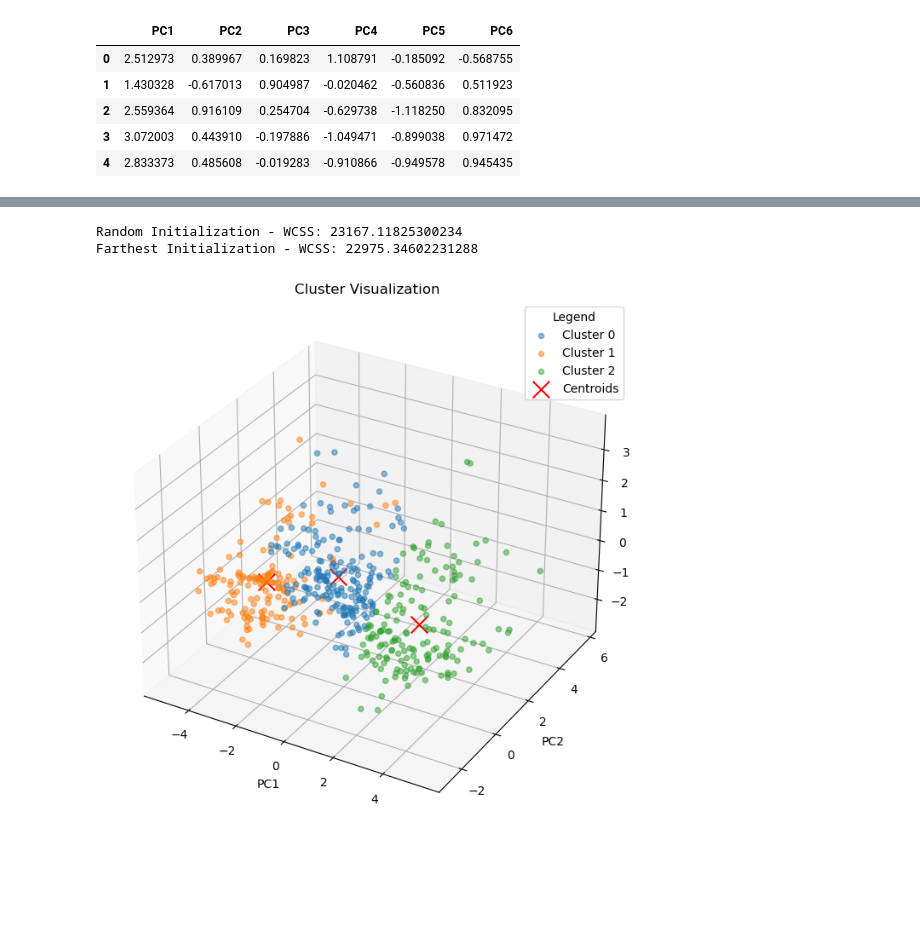
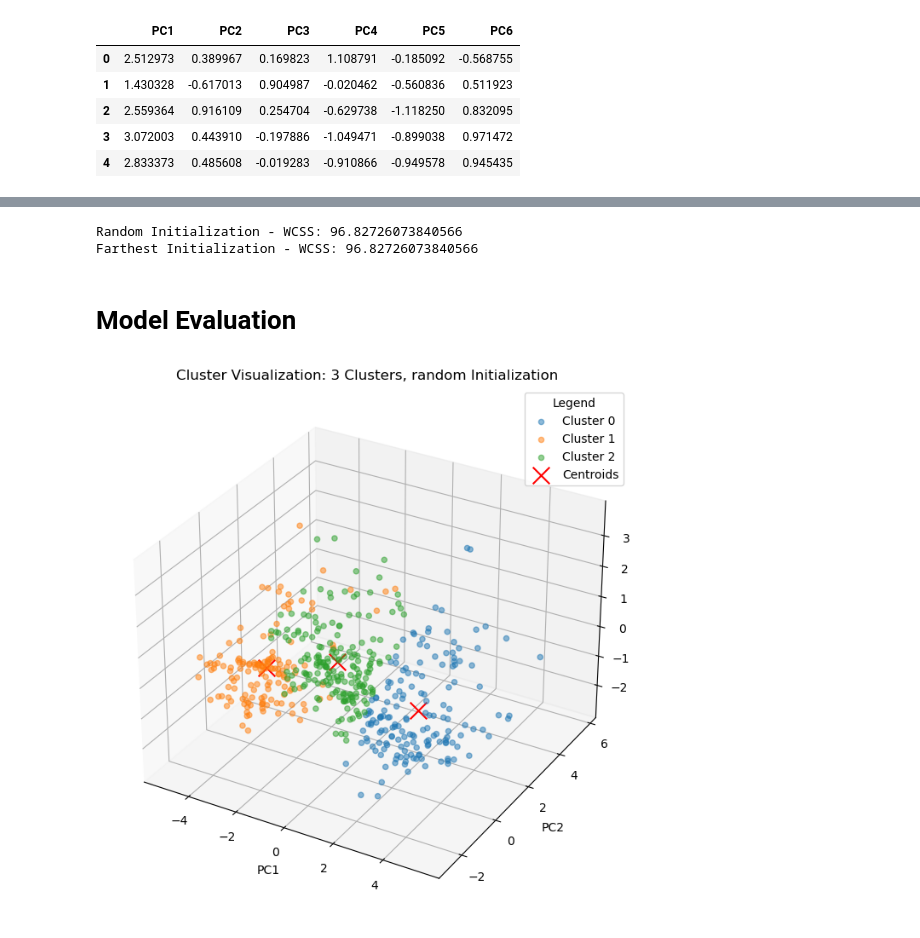
Before and after one commit to jovanailin/k-means, a Jupyter notebook: K-means.ipynb, the cells around one changed output, grey strips where cells are left out. Drawn from its saved outputs; the diff is of its cells as text; code cells hidden in the pictures; blank space fills up the shorter version.

```diff
--- a/K-means.ipynb
+++ b/K-means.ipynb
@@ -298,7 +321,7 @@ def calculate_wcss(data, centroids, labels):
     return wcss
 
 def evaluate_kmeans(data, k, init_method):
-    centroids, labels = kmeans(data, k, m=init_method)
+    centroids, labels = kmeans(data, k, method=init_method)
     wcss = calculate_wcss(data, centroids, labels)
     return wcss
 
@@ -308,51 +331,49 @@ wcss_farthest = evaluate_kmeans(data, k=3, init_method='farthest')
 print(f"Random Initialization - WCSS: {wcss_random}")
 print(f"Farthest Initialization - WCSS: {wcss_farthest}")
 # %% [output]
-Random Initialization - WCSS: 23167.11825300234
-Farthest Initialization - WCSS: 22975.34602231288
+Random Initialization - WCSS: 96.82726073840566
+Farthest Initialization - WCSS: 96.82726073840566
+# %% [markdown]
+# Model Evaluation
 # %%
-import matplotlib.pyplot as plt
-from mpl_toolkits.mplot3d import Axes3D
-from sklearn.decomposition import PCA
-import pandas as pd
-import numpy as np
+# In this step we reduce the dimensionality of the dataset to 3 features so we can visualize the clusters
 
-# Your kmeans function should be defined above this snippet
+def plot_kmeans_clusters(data, k, init_method):
+    # Dimensionality reduction to 3D
+    pca = PCA(n_components=3)
+    data_3d = pca.fit_transform(data)
+    data_3d_df = pd.DataFrame(data_3d, columns=[f'PC{i+1}' for i in range(data_3d.shape[1])])
 
-# Dimensionality reduction to 3D
-pca = PCA(n_components=3)
-data_3d = pca.fit_transform(data_scaled)
-data_3d_df = pd.DataFrame(data_3d, columns=[f'PC{i+1}' for i in range(data_3d.shape[1])])
+    # Apply k-means clustering to the reduced data
+    centroids, labels = kmeans(data_3d_df, k=k, method=init_method)
 
-# Apply k-means clustering to the reduced data
-centroids, labels = kmeans(data_3d_df, k=3)
+    # Create a new figure for plotting
+    fig = plt.figure(figsize=(10, 8))
+    ax = fig.add_subplot(111, projection='3d')
 
-# Create a new figure for plotting
-fig = plt.figure(figsize=(10, 8))
-ax = fig.add_subplot(111, projection='3d')
+    # Plot each cluster with a different color
+    unique_labels = np.unique(labels)
+    for label in unique_labels:
+        cluster_data = data_3d[labels == label]
+        ax.scatter(cluster_data[:, 0], cluster_data[:, 1], cluster_data[:, 2],
+                   label=f'Cluster {label}', cmap='viridis', alpha=0.5)
 
-# Plot each cluster with a different color
-unique_labels = np.unique(labels)
-for label in unique_labels:
-    cluster_data = data_3d[labels == label]
-    ax.scatter(cluster_data[:, 0], cluster_data[:, 1], cluster_data[:, 2],
-               label=f'Cluster {label}', cmap='viridis',alpha=0.5)
+    # Plot centroids with a higher zorder to ensure visibility
+    ax.scatter(centroids[:, 0], centroids[:, 1], centroids[:, 2],
+               c='red', marker='x', s=200, label='Centroids', depthshade=False)
 
+    # Labeling
+    ax.set_xlabel('PC1')
+    ax.set_ylabel('PC2')
+    ax.set_zlabel('PC3')
+    ax.set_title(f'Cluster Visualization: {k} Clusters, {init_method} Initialization')
 
-# Plot centroids with a higher zorder to ensure visibility
-ax.scatter(centroids[:, 0], centroids[:, 1], centroids[:, 2],
-           c='red', marker='x', s=200, label='Centroids', depthshade=False)
+    # Adding a legend with a title
+    ax.legend(title="Legend")
 
-# Labeling
-ax.set_xlabel('PC1')
-ax.set_ylabel('PC2')
-ax.set_zlabel('PC3')
-ax.set_title('Cluster Visualization')
-
-# Adding a legend with a title
-ax.legend(title="Legend")
-
-# Show plot
-plt.show()
+    # Show plot
+    plt.show()
-# %% [output]
-[figure, removed]
+# %%
+plot_kmeans_clusters(data_scaled, k=3, init_method='random')
+# %% [output]
+[figure, added]
```
Also changed, not shown: parts of 7 cells of this notebook.
